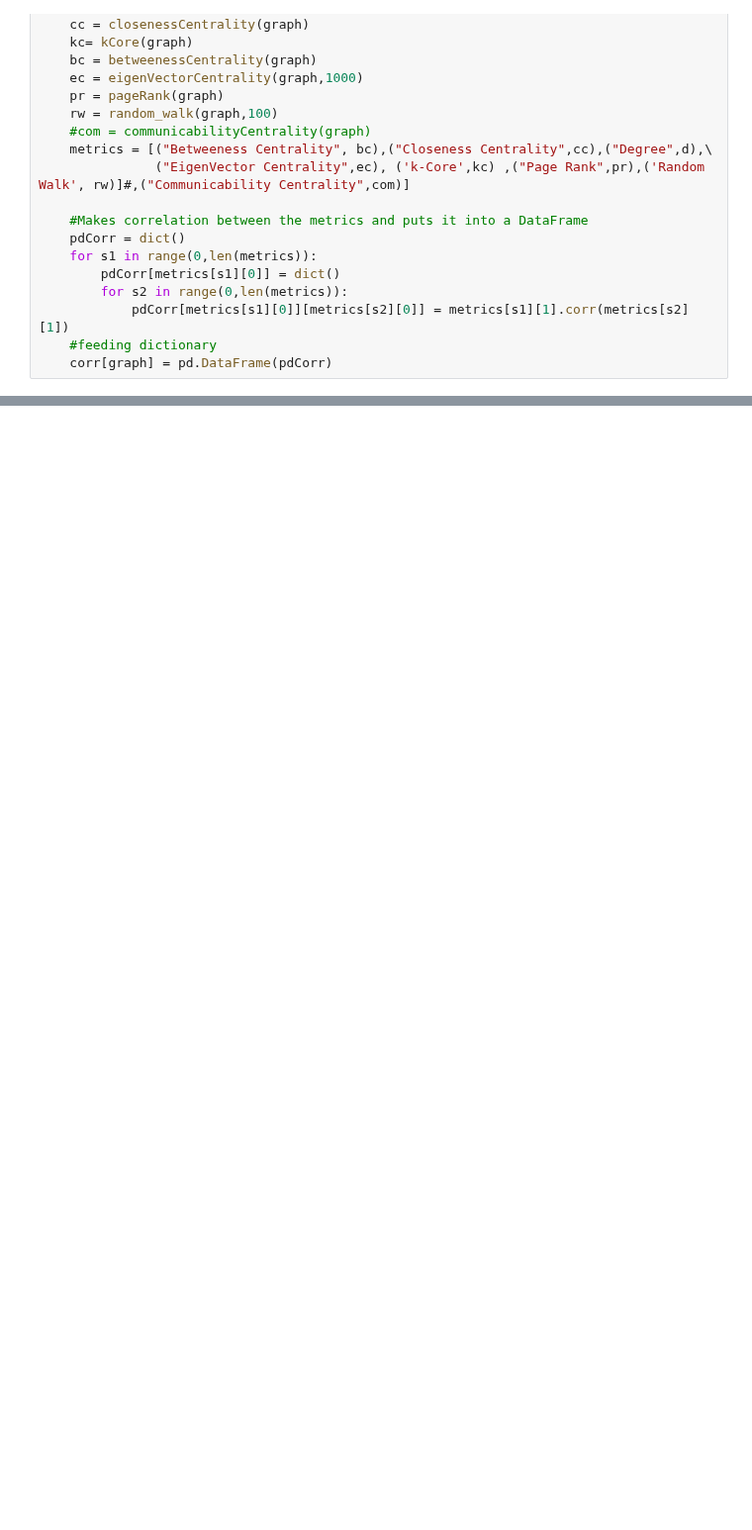
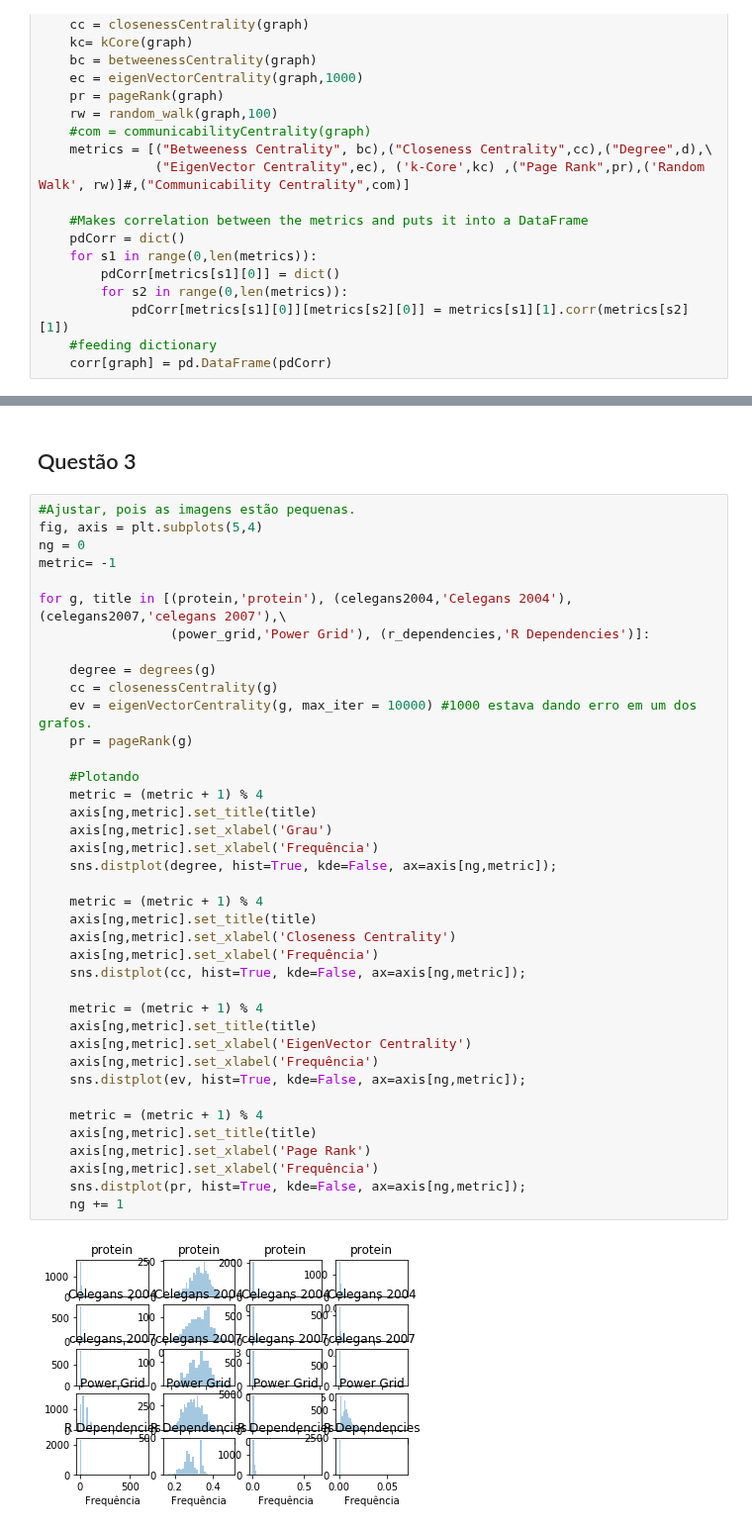
Before and after one commit to guimilan/redes_complexas, a Jupyter notebook: Lista2.ipynb, the cells around one changed output, grey strips where cells are left out. Shown at 99% size. Saved outputs shown, nothing was run; the diff lists cells and outputs as text; blank space fills up the shorter version.

```diff
--- a/Lista2.ipynb
+++ b/Lista2.ipynb
@@ -208,0 +255,43 @@ plotCorr(corr[e_road][corr[e_road]<0.0])
+# %% [markdown]
+## Questão 3
+# %%
+#Ajustar, pois as imagens estão pequenas.
+fig, axis = plt.subplots(5,4)
+ng = 0
+metric= -1
+
+for g, title in [(protein,'protein'), (celegans2004,'Celegans 2004'), (celegans2007,'celegans 2007'),\
+                 (power_grid,'Power Grid'), (r_dependencies,'R Dependencies')]:
+
+    degree = degrees(g)
+    cc = closenessCentrality(g)
+    ev = eigenVectorCentrality(g, max_iter = 10000) #1000 estava dando erro em um dos grafos.
+    pr = pageRank(g)
+
+    #Plotando
+    metric = (metric + 1) % 4
+    axis[ng,metric].set_title(title)
+    axis[ng,metric].set_xlabel('Grau')
+    axis[ng,metric].set_xlabel('Frequência')
+    sns.distplot(degree, hist=True, kde=False, ax=axis[ng,metric]);
+
+    metric = (metric + 1) % 4
+    axis[ng,metric].set_title(title)
+    axis[ng,metric].set_xlabel('Closeness Centrality')
+    axis[ng,metric].set_xlabel('Frequência')
+    sns.distplot(cc, hist=True, kde=False, ax=axis[ng,metric]);
+
+    metric = (metric + 1) % 4
+    axis[ng,metric].set_title(title)
+    axis[ng,metric].set_xlabel('EigenVector Centrality')
+    axis[ng,metric].set_xlabel('Frequência')
+    sns.distplot(ev, hist=True, kde=False, ax=axis[ng,metric]);
+
+    metric = (metric + 1) % 4
+    axis[ng,metric].set_title(title)
+    axis[ng,metric].set_xlabel('Page Rank')
+    axis[ng,metric].set_xlabel('Frequência')
+    sns.distplot(pr, hist=True, kde=False, ax=axis[ng,metric]);
+    ng += 1
+# %% [output]
+[figure, added]
```
Also changed, not shown: parts of 6 cells of this notebook.
